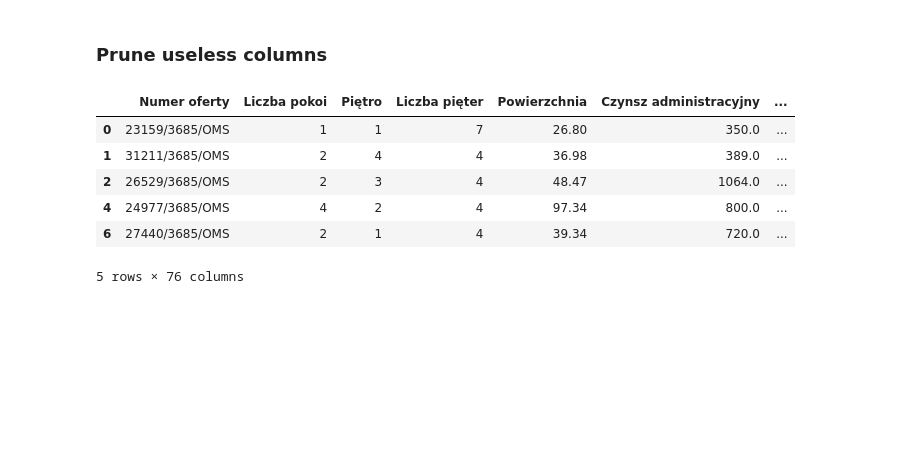
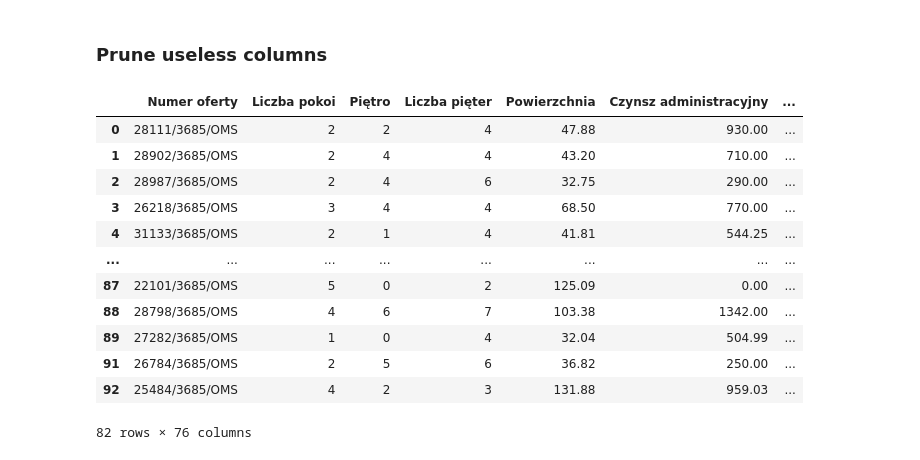
Before and after one commit to kapipapi/real-estate-analysis, a Jupyter notebook: 3_prune_for_training.ipynb, the cells around one changed output. Cells and saved outputs as stored; diff of their text form; code cells hidden in the pictures; blank space fills up the shorter version.

```diff
--- a/3_prune_for_training.ipynb
+++ b/3_prune_for_training.ipynb
@@ -72,37 +72,43 @@ df1 = df[[
     'W_pobliżu_Apteka',
     'W_pobliżu_Bazarek',
     'W_pobliżu_Las',
     'W_pobliżu_Kościół',
     'W_pobliżu_Szpital',
     'W_pobliżu_Centrum handlowe',
     'W_pobliżu_Przedszkole',
     'Typ_mieszkania_Dwupoziomowe',
     'Typ_mieszkania_Apartament',
     'Typ_mieszkania_inne',
     'Typ_mieszkania_Z_pokojem_przechodnim',
     'Typ_mieszkania_Piętro_domu',
     'Typ_mieszkania_Z_antresolą',
     'Typ_mieszkania_Rozkładowe',
     'Typ_mieszkania_Jednopoziomowe',
     'Balkon',
     'Alarm',
     'Monitoring',
     'Ochrona',
     'Recepcja',
     'Teren ogrodzony',
     'Liczba oddzielnych toalet',
 
     'Cena',
     'Cena za m2',
 ]]
 
 df1 = df1.dropna()
-df1.head()
+df1
 # %% [output]
 |  | Numer oferty | Liczba pokoi | Piętro | Liczba pięter | Powierzchnia | Czynsz administracyjny | ... |
-| 0 | 23159/3685/OMS | 1 | 1 | 7 | 26.80 | 350.0 | ... |
-| 1 | 31211/3685/OMS | 2 | 4 | 4 | 36.98 | 389.0 | ... |
-| 2 | 26529/3685/OMS | 2 | 3 | 4 | 48.47 | 1064.0 | ... |
-| 4 | 24977/3685/OMS | 4 | 2 | 4 | 97.34 | 800.0 | ... |
-| 6 | 27440/3685/OMS | 2 | 1 | 4 | 39.34 | 720.0 | ... |
+| 0 | 28111/3685/OMS | 2 | 2 | 4 | 47.88 | 930.00 | ... |
+| 1 | 28902/3685/OMS | 2 | 4 | 4 | 43.20 | 710.00 | ... |
+| 2 | 28987/3685/OMS | 2 | 4 | 6 | 32.75 | 290.00 | ... |
+| 3 | 26218/3685/OMS | 3 | 4 | 4 | 68.50 | 770.00 | ... |
+| 4 | 31133/3685/OMS | 2 | 1 | 4 | 41.81 | 544.25 | ... |
+| ... | ... | ... | ... | ... | ... | ... | ... |
+| 87 | 22101/3685/OMS | 5 | 0 | 2 | 125.09 | 0.00 | ... |
+| 88 | 28798/3685/OMS | 4 | 6 | 7 | 103.38 | 1342.00 | ... |
+| 89 | 27282/3685/OMS | 1 | 0 | 4 | 32.04 | 504.99 | ... |
+| 91 | 26784/3685/OMS | 2 | 5 | 6 | 36.82 | 250.00 | ... |
+| 92 | 25484/3685/OMS | 4 | 2 | 3 | 131.88 | 959.03 | ... |
-5 rows × 76 columns
+82 rows × 76 columns
```
Also changed, not shown: parts of 3 cells of this notebook, 19 other files.
